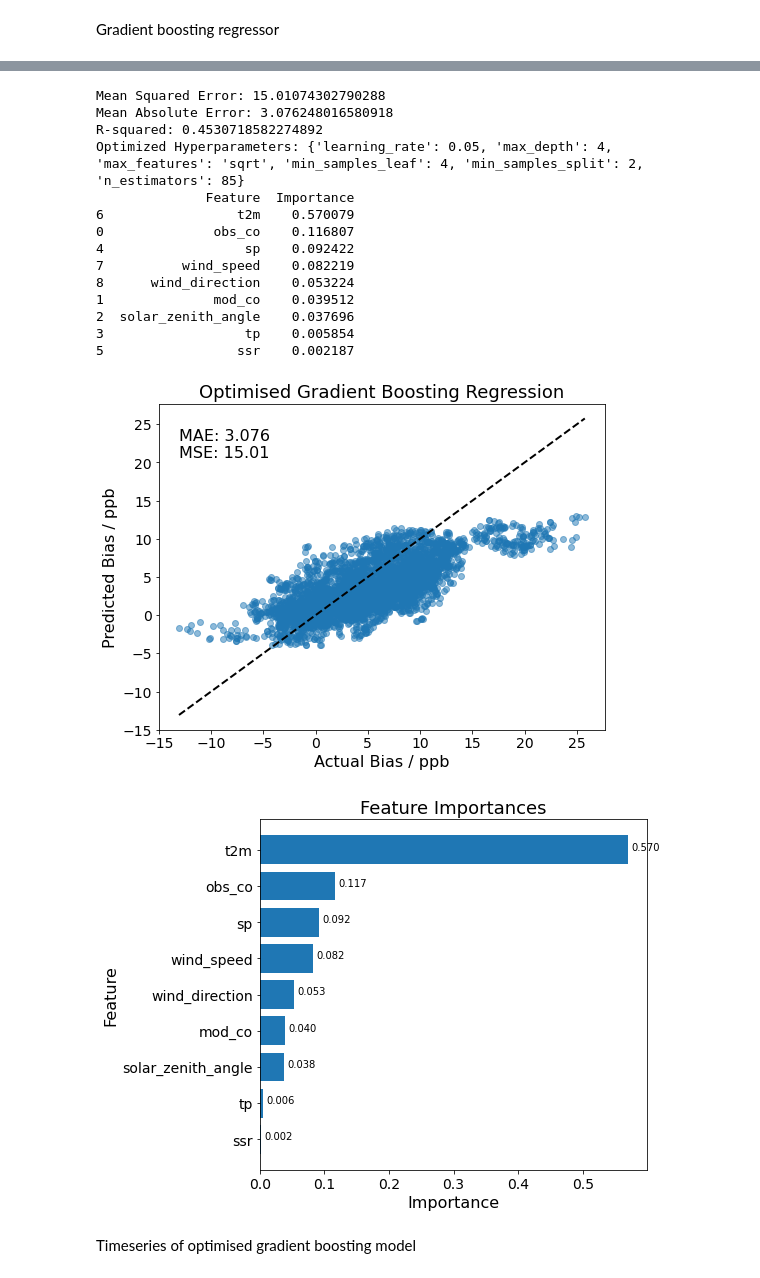
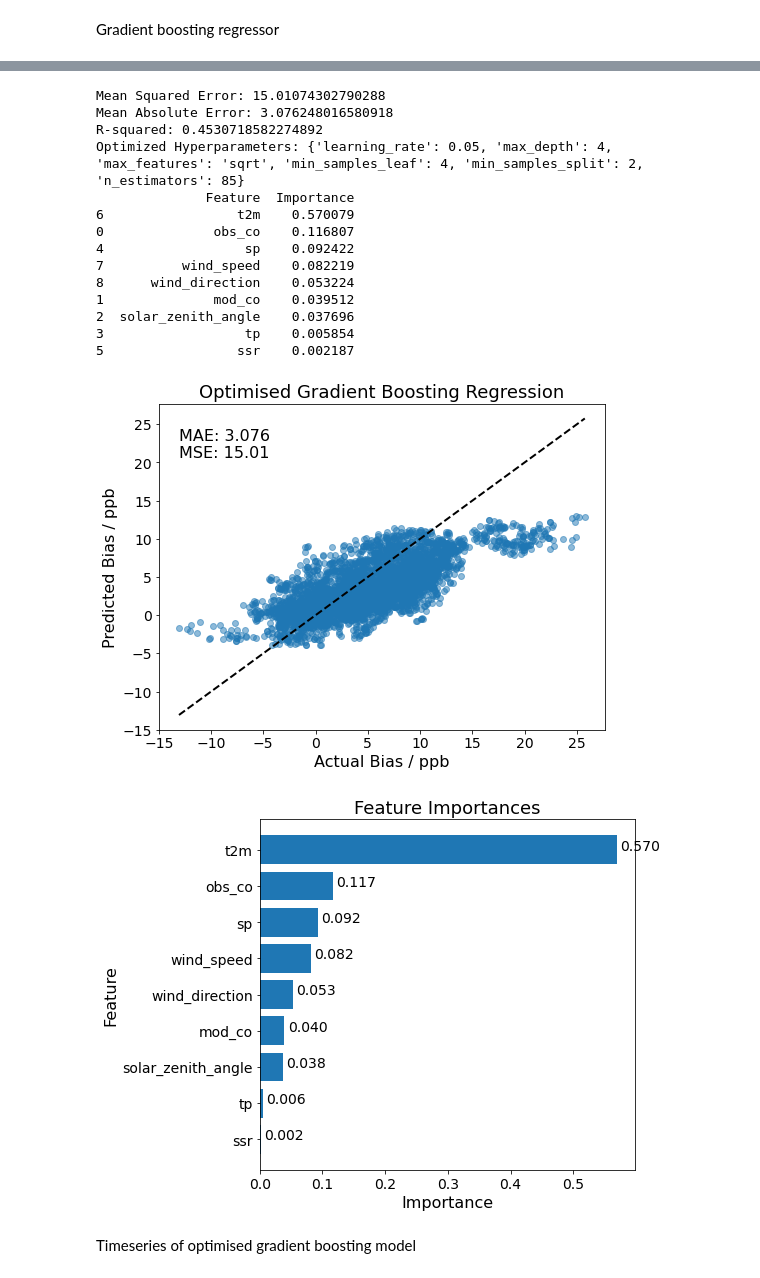
Before and after one commit to jamesperman/partiii_project, a Jupyter notebook: cvao_plots.ipynb, the cells around one changed output, grey strips where cells are left out. Drawn from its saved outputs; the diff is of its cells as text; code cells hidden in the pictures.

```diff
--- a/cvao_plots.ipynb
+++ b/cvao_plots.ipynb
@@ -1027,35 +1065,35 @@ sorted_features = np.array(feature_names)[sorted_indices]
 sorted_importances = feature_importance[sorted_indices]
 
 plt.figure(figsize=(8, 6))
 plt.barh(sorted_features, sorted_importances)
 plt.xlabel('Importance', fontsize=16)
 plt.ylabel('Feature', fontsize=16)
 plt.title('Feature Importances', fontsize=18)
 plt.tick_params(axis='both', which='major', labelsize=14)
 
 for index, value in enumerate(sorted_importances):
-    plt.text(value + 0.005, index, f'{value:.3f}')
+    plt.text(value + 0.005, index, f'{value:.3f}', fontsize=14)
 
 plt.tight_layout()
 plt.savefig('/home/ajp255/nethome/Data/MLPlots/gb_feature_importances_plot.png', dpi=600)
 plt.show()
 # %% [output]
 Mean Squared Error: 15.01074302790288
 Mean Absolute Error: 3.076248016580918
 R-squared: 0.4530718582274892
 Optimized Hyperparameters: {'learning_rate': 0.05, 'max_depth': 4, 'max_features': 'sqrt', 'min_samples_leaf': 4, 'min_samples_split': 2, 'n_estimators': 85}
               Feature  Importance
 6                 t2m    0.570079
 0              obs_co    0.116807
 4                  sp    0.092422
 7          wind_speed    0.082219
 8      wind_direction    0.053224
 1              mod_co    0.039512
 2  solar_zenith_angle    0.037696
 3                  tp    0.005854
 5                 ssr    0.002187
 [figure]
-[figure, old version]
+[figure, new version]
 # %% [markdown]
 Timeseries of optimised gradient boosting model
 # %%
```
Also changed, not shown: parts of 6 cells of this notebook, 3 other files.
